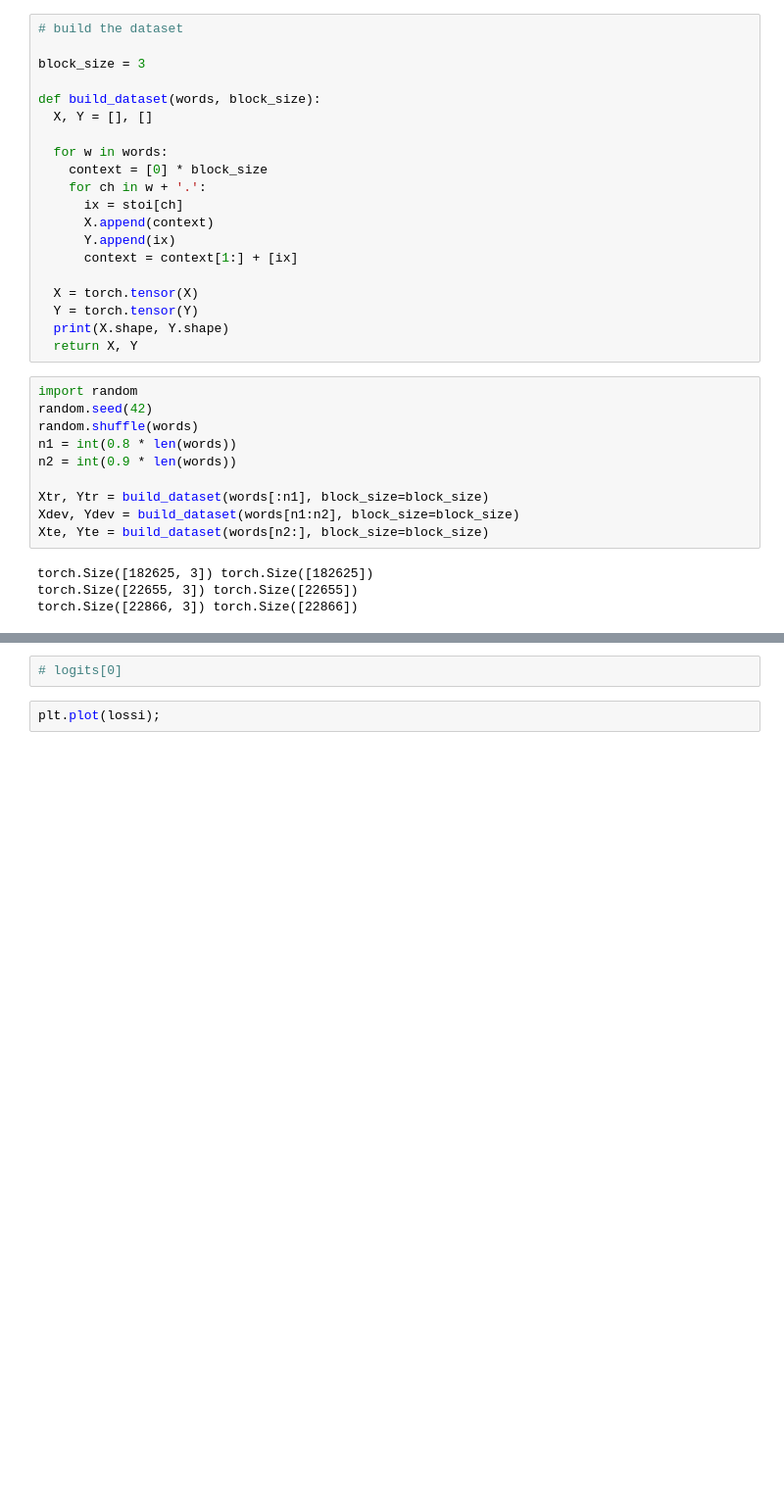
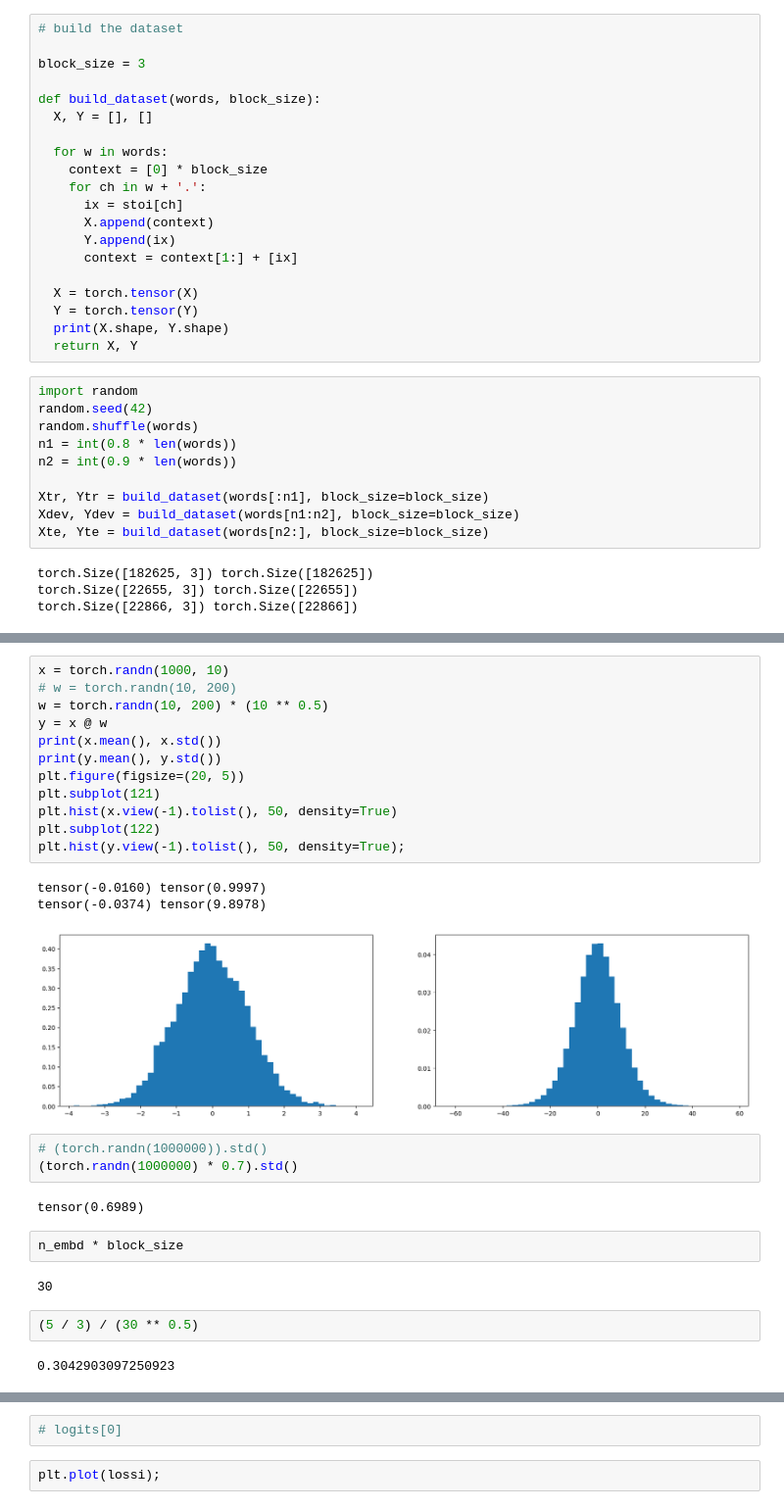
Before and after one commit to bhargav-borah/makemore-language-modeling, a Jupyter notebook: notebooks/nb_3.ipynb, the cells around one changed output, grey strips where cells are left out. Shown at 98% size. Saved outputs shown, nothing was run; the diff lists cells and outputs as text; blank space fills up the shorter version.

```diff
--- a/notebooks/nb_3.ipynb
+++ b/notebooks/nb_3.ipynb
@@ -85,3 +91,32 @@ for p in parameters:
+# %%
+x = torch.randn(1000, 10)
+# w = torch.randn(10, 200)
+w = torch.randn(10, 200) * (10 ** 0.5)
+y = x @ w
+print(x.mean(), x.std())
+print(y.mean(), y.std())
+plt.figure(figsize=(20, 5))
+plt.subplot(121)
+plt.hist(x.view(-1).tolist(), 50, density=True)
+plt.subplot(122)
+plt.hist(y.view(-1).tolist(), 50, density=True);
+# %% [output]
+tensor(-0.0160) tensor(0.9997)
+tensor(-0.0374) tensor(9.8978)
+[figure, added]
+# %%
+# (torch.randn(1000000)).std()
+(torch.randn(1000000) * 0.7).std()
+# %% [output]
+tensor(0.6989)
+# %%
+n_embd * block_size
+# %% [output]
+30
+# %%
+(5 / 3) / (30 ** 0.5)
+# %% [output]
+0.3042903097250923
 # %%
 max_steps = 200000
 batch_size = 32
```
Also changed, not shown: parts of 17 cells of this notebook.
